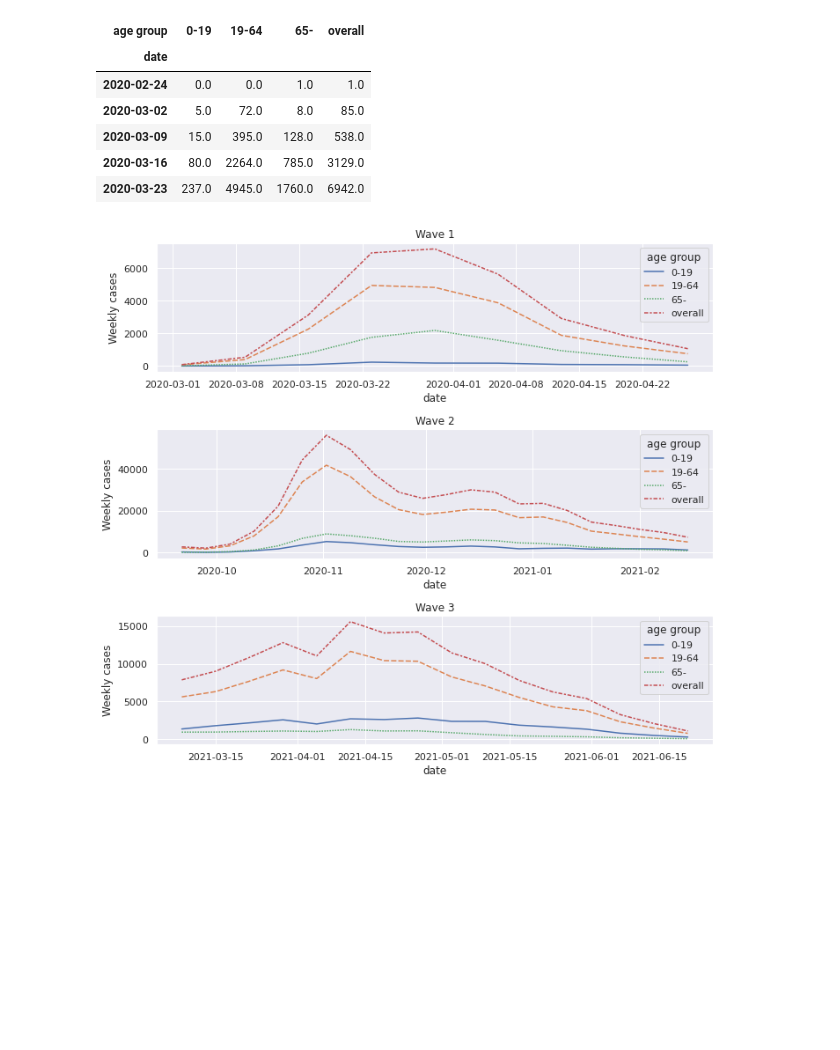
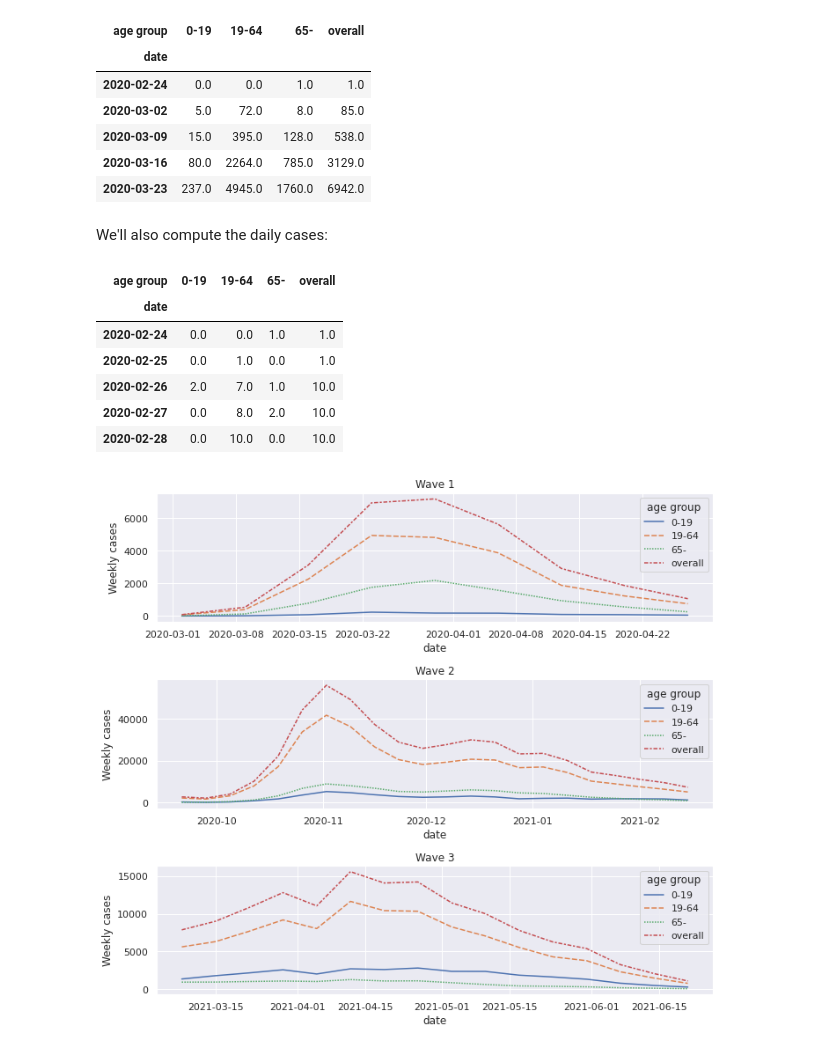
Before and after one commit to dauvillc/covid-19-switzerland, a Jupyter notebook: scripts/calibration.ipynb, the cells around one changed output. Saved outputs shown, nothing was run; the diff lists cells and outputs as text; code cells hidden in the pictures; blank space fills up the shorter version.

```diff
--- a/scripts/calibration.ipynb
+++ b/scripts/calibration.ipynb
@@ -146,6 +149,23 @@ weekly_cases.head()
 | 2020-03-09 | 15.0 | 395.0 | 128.0 | 538.0 |
 | 2020-03-16 | 80.0 | 2264.0 | 785.0 | 3129.0 |
 | 2020-03-23 | 237.0 | 4945.0 | 1760.0 | 6942.0 |
+# %% [markdown]
+We'll also compute the daily cases:
+# %%
+daily_cases = foph_data.groupby('age group').resample(pd.offsets.Day(), on="date").count().rename({'date': 'cases'}, axis=1)['cases'].reset_index()
+# Pivots the table to have a column for each age group, and the date as the index
+daily_cases = daily_cases.pivot(index='date', columns='age group', values='cases').fillna(0)
+# Adds a last column containing the overall cases
+daily_cases['overall'] = daily_cases.sum(axis=1)
+daily_cases.head()
+# %% [output]
+| age group | 0-19 | 19-64 | 65- | overall |
+| date |  |  |  |  |
+| 2020-02-24 | 0.0 | 0.0 | 1.0 | 1.0 |
+| 2020-02-25 | 0.0 | 1.0 | 0.0 | 1.0 |
+| 2020-02-26 | 2.0 | 7.0 | 1.0 | 10.0 |
+| 2020-02-27 | 0.0 | 8.0 | 2.0 | 10.0 |
+| 2020-02-28 | 0.0 | 10.0 | 0.0 | 10.0 |
 # %%
 def plot_wave(start, end):
     """
```
Also changed, not shown: parts of 10 cells of this notebook.
